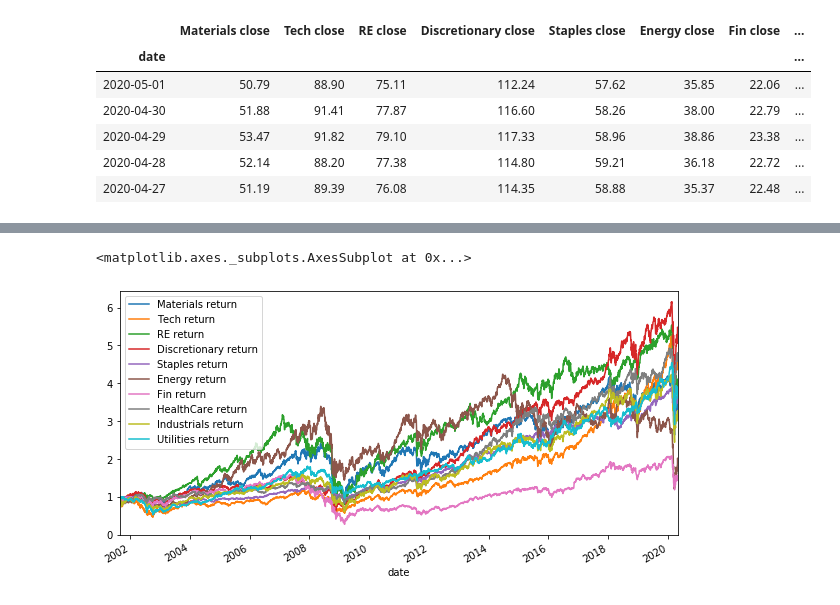
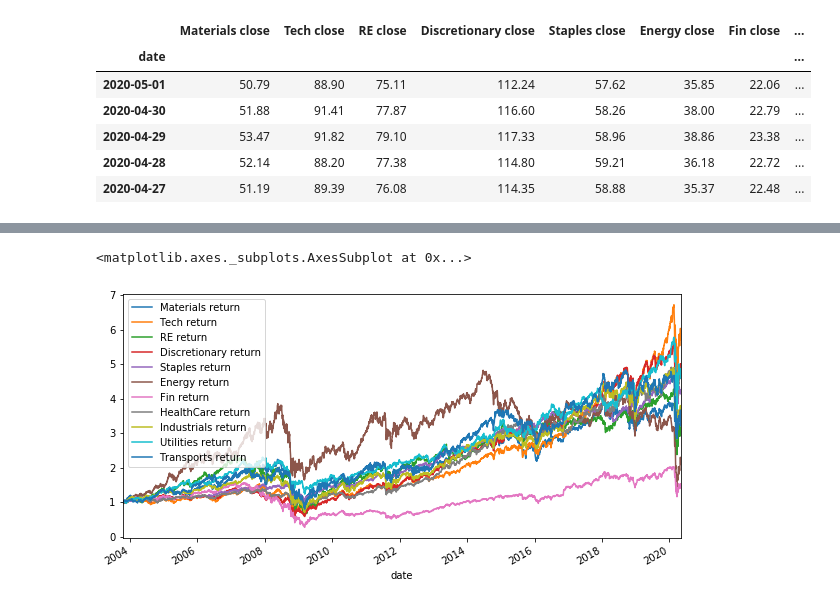
Before and after one commit to bkayratkyzy/Monte_Carlo_Simulations, a Jupyter notebook: notebooks/final.ipynb, the cells around one changed output, grey strips where cells are left out. Saved outputs shown, nothing was run; the diff lists cells and outputs as text; code cells hidden in the pictures.

```diff
--- a/notebooks/final.ipynb
+++ b/notebooks/final.ipynb
@@ -96,8 +104,12 @@ industrial_df.head()
 utilities_df = utilities_df['5. adjusted close']
 utilities_df.head()
 
+iyt_df = iyt_df['5. adjusted close']
+iyt_df.head()
+
+
 #Use concat to put the data in one dataframe
-concat_df = pd.concat([xlb_df, xlk_df, rwr_df, xly_df, xlp_df, xle_df, xlf_df, health_df, industrial_df, utilities_df],
+concat_df = pd.concat([xlb_df, xlk_df, rwr_df, xly_df, xlp_df, xle_df, xlf_df, health_df, industrial_df, utilities_df, iyt_df],
                       axis = "columns", join = "inner")
 concat_df.head()
 # %% [output]
@@ -119,7 +131,8 @@ columns = ['Materials close',
           'Fin close',
           'HealthCare close',
           'Industrials close',
-          'Utilities close']
+          'Utilities close',
+          'Transports close']
 concat_df.columns = columns
 concat_df.head()
 # %% [output]
@@ -211,7 +225,7 @@ returns_df.head()
 # %%
-# drop close columns to create dataframe for daily returns
+# rename columns to create dataframe for daily returns
 returns_df.rename(columns={'Materials close': 'Materials return',
-                           'Tech close': 'Tech return',
+                          'Tech close': 'Tech return',
                           'RE close': 'RE return',
                           'Discretionary close': 'Discretionary return',
                           'Staples close': 'Staples return',
@@ -219,7 +233,8 @@ returns_df.rename(columns={'Materials close': 'Materials return',
                           'Fin close': 'Fin return',
                           'HealthCare close': 'HealthCare return',
                           'Industrials close': 'Industrials return',
-                          'Utilities close': 'Utilities return'},
+                          'Utilities close': 'Utilities return',
+                          'Transports close': 'Transports return'},
                   inplace=True)
 returns_df.head()
 # %% [output]
@@ -242,6 +257,7 @@ cumulative_returns_Fin = (1 + returns_df['Fin return']).cumprod()
 cumulative_returns_HealthCare = (1 + returns_df['HealthCare return']).cumprod()
 cumulative_returns_Industrials = (1 + returns_df['Industrials return']).cumprod()
 cumulative_returns_Utilities = (1 + returns_df['Utilities return']).cumprod()
+cumulative_returns_Transports = (1 + returns_df['Transports return']).cumprod()
 # %%
 cumulative_returns_materials
 # %% [output]
@@ -261,16 +277,17 @@ Name: Materials return, Length: 4696, dtype: float64
 # %%
 #plot cumulative returns
 
 cumulative_returns_materials.plot(figsize=(10,5), legend=True)
 cumulative_returns_tech.plot(figsize=(10,5), legend=True)
 cumulative_returns_RE.plot(figsize=(10,5), legend=True)
 cumulative_returns_Discretionary.plot(figsize=(10,5), legend=True)
 cumulative_returns_Staples.plot(figsize=(10,5), legend=True)
 cumulative_returns_Energy.plot(figsize=(10,5), legend=True)
 cumulative_returns_Fin.plot(figsize=(10,5), legend=True)
 cumulative_returns_HealthCare.plot(figsize=(10,5), legend=True)
 cumulative_returns_Industrials.plot(figsize=(10,5), legend=True)
 cumulative_returns_Utilities.plot(figsize=(10,5), legend=True)
+cumulative_returns_Transports.plot(figsize=(10,5), legend=True)
 # %% [output]
 <matplotlib.axes._subplots.AxesSubplot at 0x...>
-[figure, old version]
+[figure, new version]
```
Also changed, not shown: parts of 11 cells of this notebook, 1 other file.
